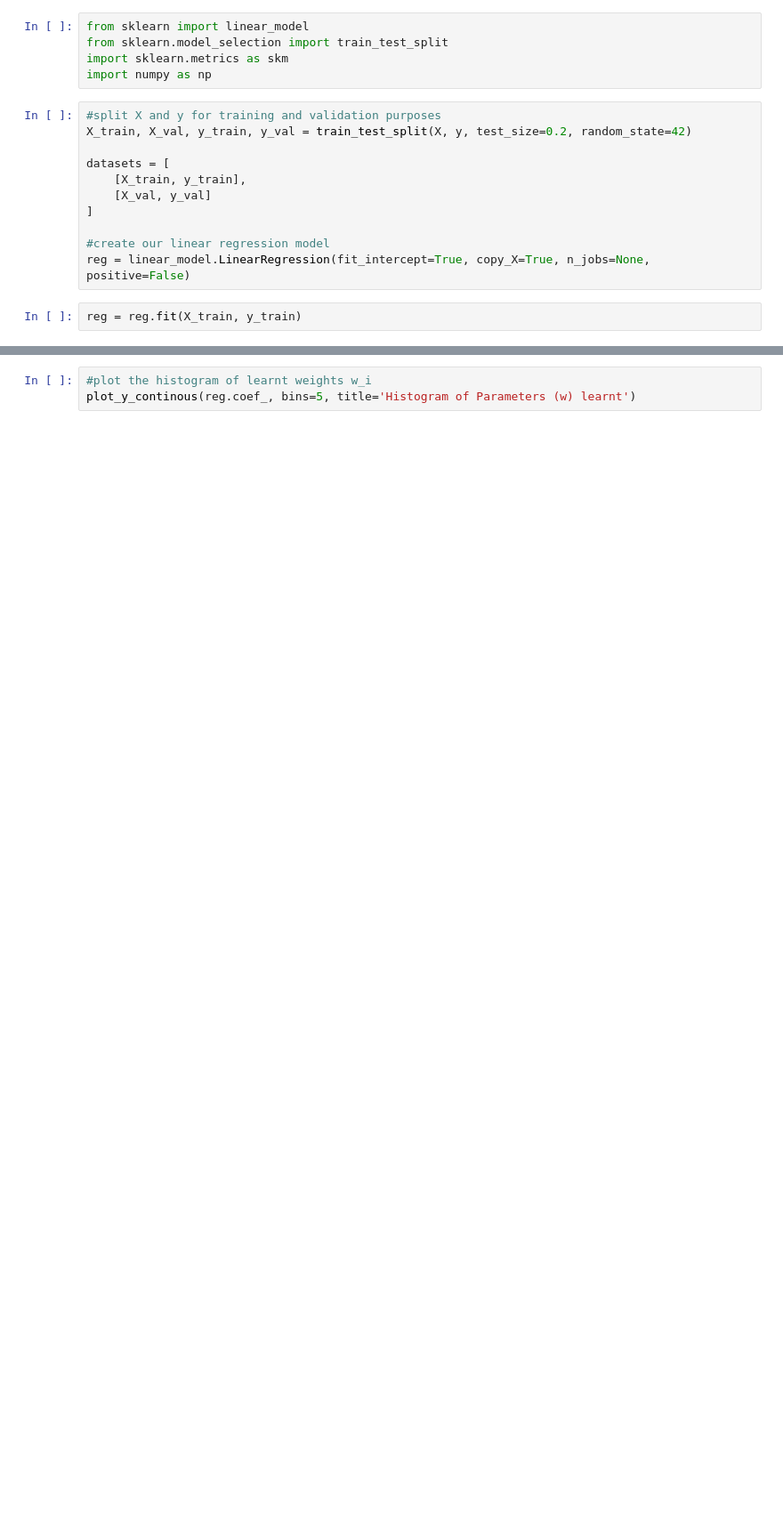
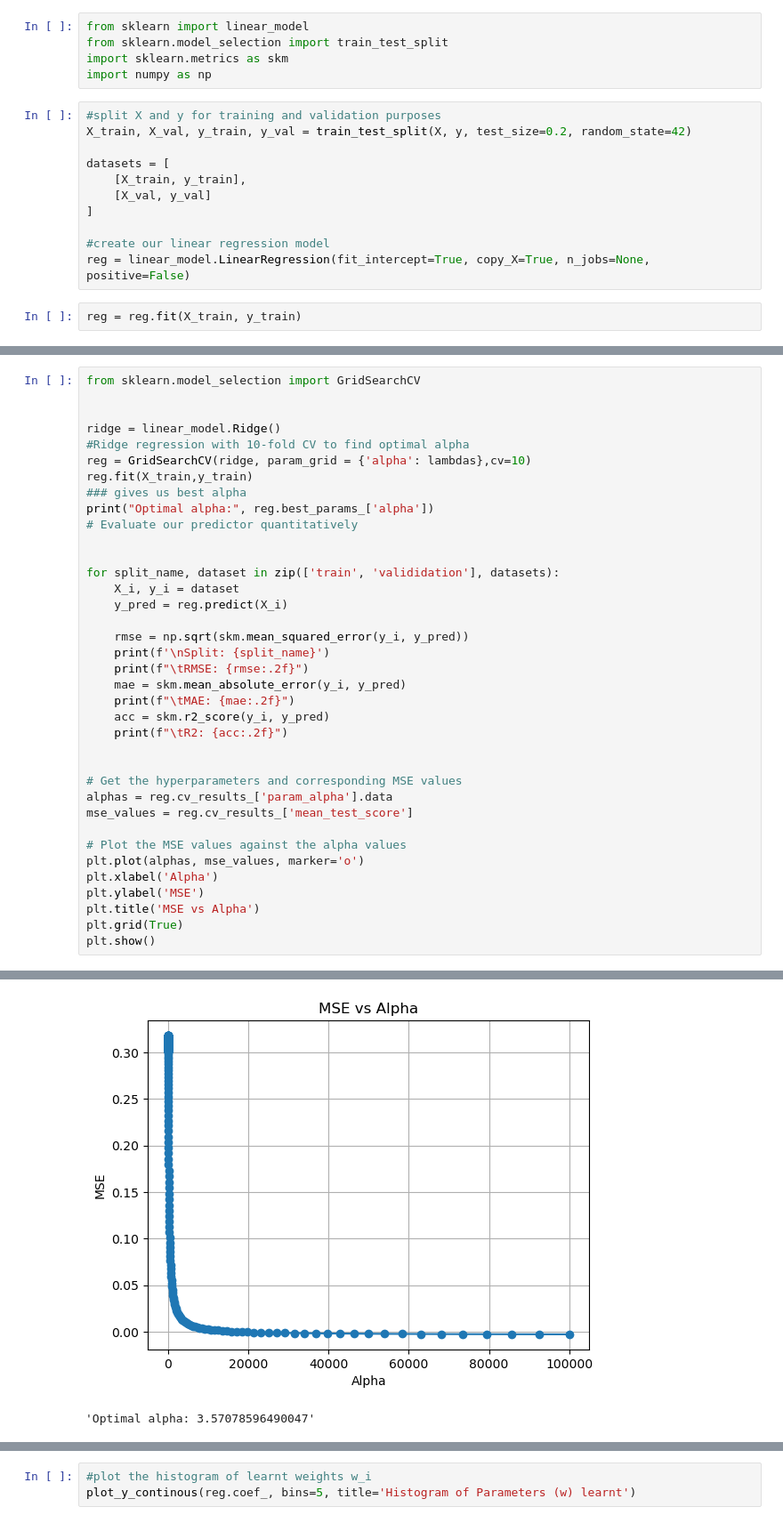
Before and after one commit to fas38/twitter-sentiment-analysis, a Jupyter notebook: solution_notebook.ipynb, the cells around one changed output, grey strips where cells are left out. Shown at 89% size. Saved outputs shown, nothing was run; the diff lists cells and outputs as text; blank space fills up the shorter version.

```diff
--- a/solution_notebook.ipynb
+++ b/solution_notebook.ipynb
@@ -191,0 +226,38 @@ Split: valididation
+# %%
+from sklearn.model_selection import GridSearchCV
+
+
+ridge = linear_model.Ridge()
+#Ridge regression with 10-fold CV to find optimal alpha
+reg = GridSearchCV(ridge, param_grid = {'alpha': lambdas},cv=10)
+reg.fit(X_train,y_train)
+### gives us best alpha
+print("Optimal alpha:", reg.best_params_['alpha'])
+# Evaluate our predictor quantitatively
+
+
+for split_name, dataset in zip(['train', 'valididation'], datasets):
+    X_i, y_i = dataset
+    y_pred = reg.predict(X_i)
+
+    rmse = np.sqrt(skm.mean_squared_error(y_i, y_pred))
+    print(f'\nSplit: {split_name}')
+    print(f"\tRMSE: {rmse:.2f}")
+    mae = skm.mean_absolute_error(y_i, y_pred)
+    print(f"\tMAE: {mae:.2f}")
+    acc = skm.r2_score(y_i, y_pred)
+    print(f"\tR2: {acc:.2f}")
+
+
+# Get the hyperparameters and corresponding MSE values
+alphas = reg.cv_results_['param_alpha'].data
+mse_values = reg.cv_results_['mean_test_score']
+
+# Plot the MSE values against the alpha values
+plt.plot(alphas, mse_values, marker='o')
+plt.xlabel('Alpha')
+plt.ylabel('MSE')
+plt.title('MSE vs Alpha')
+plt.grid(True)
+plt.show()
+# %% [output]
@@ -191,0 +275,2 @@ Split: valididation
+[figure, added]
+'Optimal alpha: 3.57078596490047'
```
Also changed, not shown: parts of 6 cells of this notebook.
